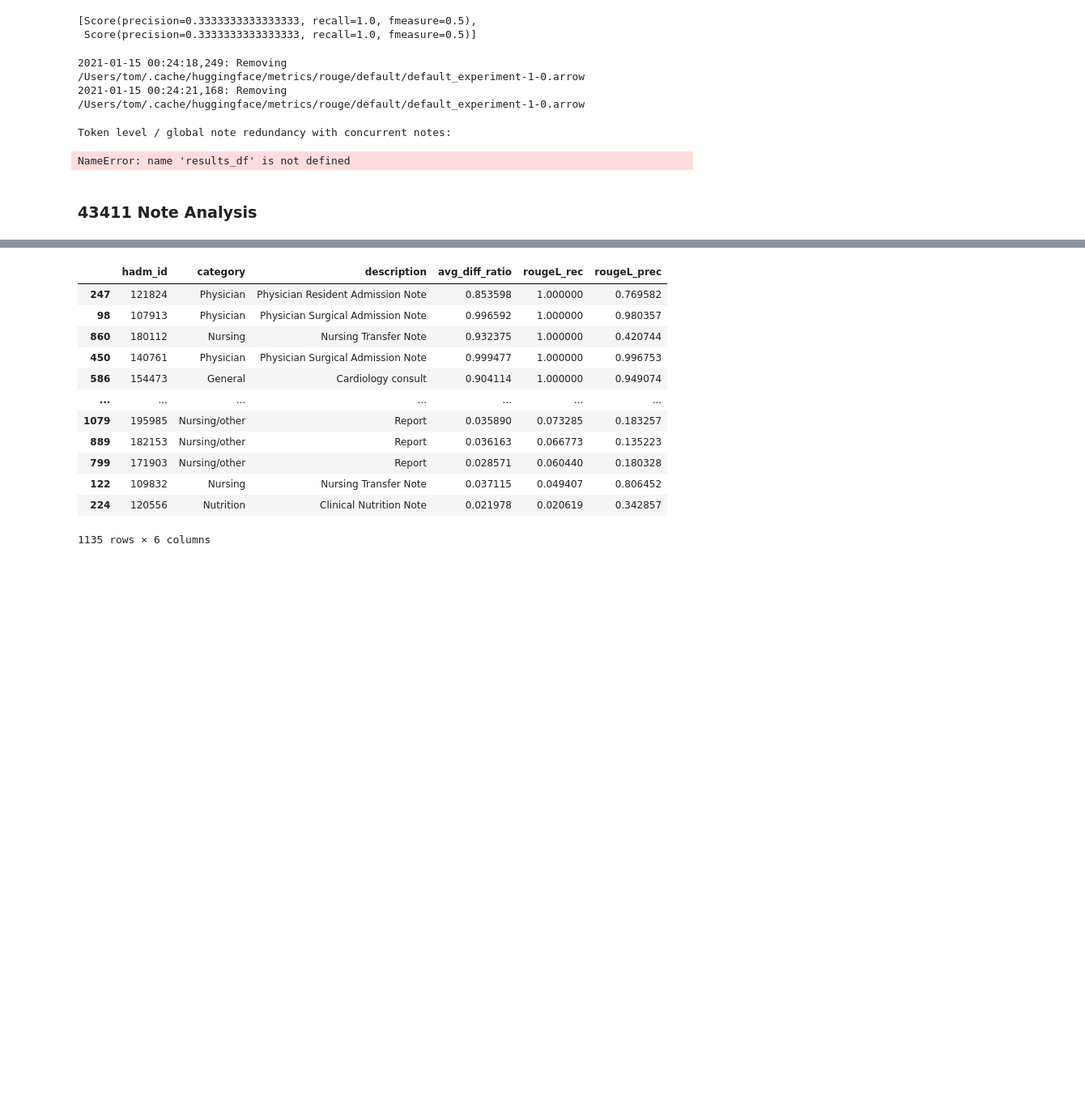
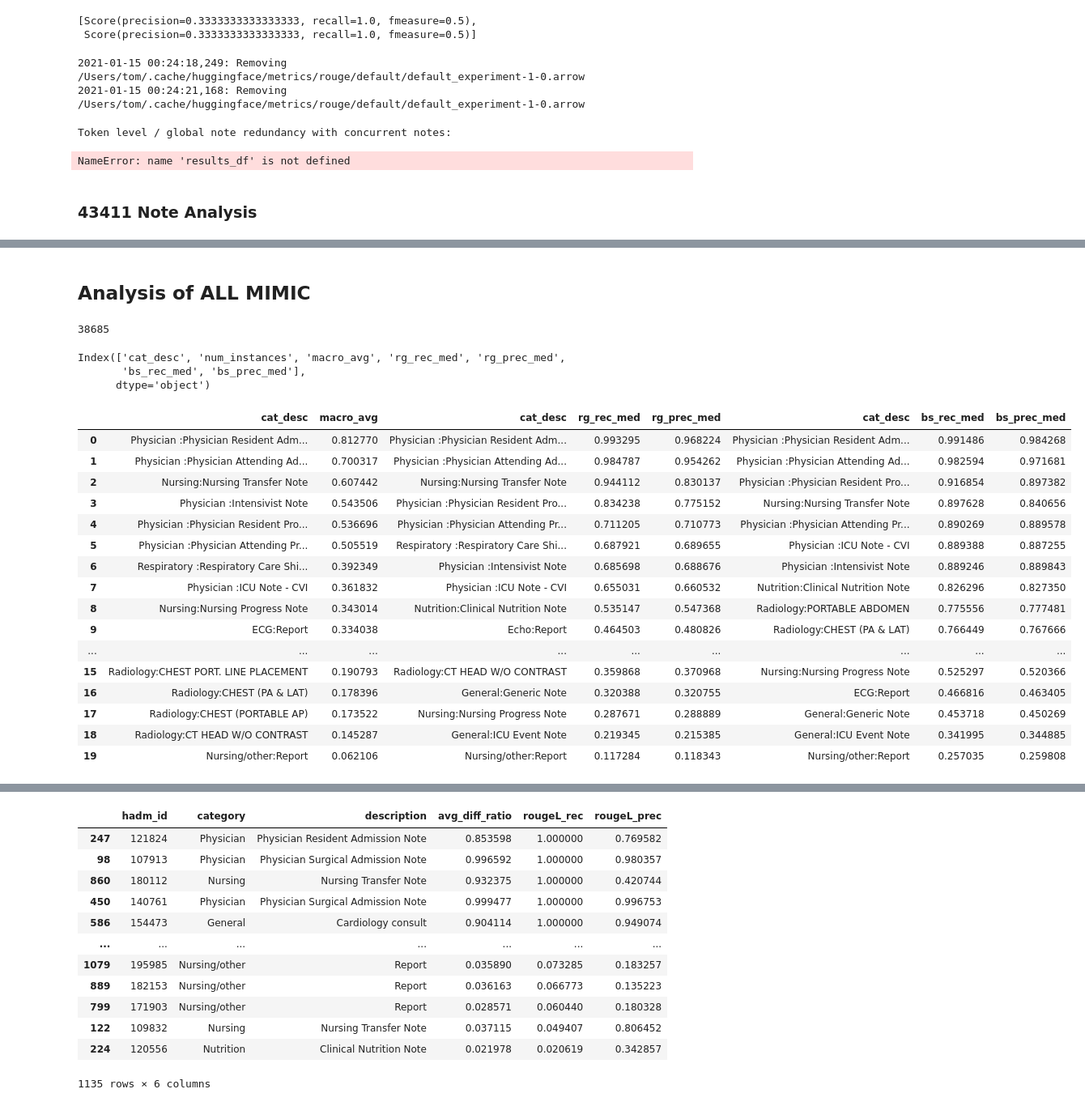
Before and after one commit to tomolopolis/clinical_sum, a Jupyter notebook: Redundnacy_Exploration.ipynb, the cells around one changed output, grey strips where cells are left out. Shown at 81% size. Saved outputs shown, nothing was run; the diff lists cells and outputs as text; code cells hidden in the pictures; blank space fills up the shorter version.

```diff
--- a/Redundnacy_Exploration.ipynb
+++ b/Redundnacy_Exploration.ipynb
@@ -168,0 +239,12 @@ stroke_notes = pd.read_csv('../data/43411_notes.csv')
+# %% [markdown]
+## Analysis of ALL MIMIC
+# %%
+all_mimic_res = pd.concat([pd.read_pickle(f) for f in glob('rouge-and-bert-score-res-dfs/*.pickle')])
+# %%
+len(all_mimic_res.hadm_id.unique())
+# %% [output]
+38685
+# %%
+all_mimic_avgs = compute_avgs(all_mimic_res)
+# %%
+avgs_condensed = all_mimic_avgs.loc[:, ['cat_desc', 'num_instances', 'macro_avg', 'rg_rec_med', 'rg_prec_med', 'bs_rec_med', 'bs_prec_med']]
@@ -168,0 +254,30 @@ stroke_notes = pd.read_csv('../data/43411_notes.csv')
+# %%
+avgs_condensed.columns
+# %% [output]
+Index(['cat_desc', 'num_instances', 'macro_avg', 'rg_rec_med', 'rg_prec_med',
+       'bs_rec_med', 'bs_prec_med'],
+      dtype='object')
+# %%
+mac_avg = avgs_condensed.loc[:, ['cat_desc', 'macro_avg']].sort_values('macro_avg', ascending=False).reset_index(drop=True)
+rg = avgs_condensed.loc[:, ['cat_desc', 'rg_rec_med', 'rg_prec_med']].sort_values('rg_rec_med', ascending=False).reset_index(drop=True)
+bs = avgs_condensed.loc[:, ['cat_desc', 'bs_rec_med', 'bs_prec_med']].sort_values('bs_rec_med', ascending=False).reset_index(drop=True)
+# %%
+pd.concat([mac_avg, rg, bs], axis=1)
+# %% [output]
+|  | cat_desc | macro_avg | cat_desc | rg_rec_med | rg_prec_med | cat_desc | bs_rec_med | bs_prec_med |
+| 0 | Physician :Physician Resident Adm... | 0.812770 | Physician :Physician Resident Adm... | 0.993295 | 0.968224 | Physician :Physician Resident Adm... | 0.991486 | 0.984268 |
+| 1 | Physician :Physician Attending Ad... | 0.700317 | Physician :Physician Attending Ad... | 0.984787 | 0.954262 | Physician :Physician Attending Ad... | 0.982594 | 0.971681 |
+| 2 | Nursing:Nursing Transfer Note | 0.607442 | Nursing:Nursing Transfer Note | 0.944112 | 0.830137 | Physician :Physician Resident Pro... | 0.916854 | 0.897382 |
+| 3 | Physician :Intensivist Note | 0.543506 | Physician :Physician Resident Pro... | 0.834238 | 0.775152 | Nursing:Nursing Transfer Note | 0.897628 | 0.840656 |
+| 4 | Physician :Physician Resident Pro... | 0.536696 | Physician :Physician Attending Pr... | 0.711205 | 0.710773 | Physician :Physician Attending Pr... | 0.890269 | 0.889578 |
+| 5 | Physician :Physician Attending Pr... | 0.505519 | Respiratory :Respiratory Care Shi... | 0.687921 | 0.689655 | Physician :ICU Note - CVI | 0.889388 | 0.887255 |
+| 6 | Respiratory :Respiratory Care Shi... | 0.392349 | Physician :Intensivist Note | 0.685698 | 0.688676 | Physician :Intensivist Note | 0.889246 | 0.889843 |
+| 7 | Physician :ICU Note - CVI | 0.361832 | Physician :ICU Note - CVI | 0.655031 | 0.660532 | Nutrition:Clinical Nutrition Note | 0.826296 | 0.827350 |
+| 8 | Nursing:Nursing Progress Note | 0.343014 | Nutrition:Clinical Nutrition Note | 0.535147 | 0.547368 | Radiology:PORTABLE ABDOMEN | 0.775556 | 0.777481 |
+| 9 | ECG:Report | 0.334038 | Echo:Report | 0.464503 | 0.480826 | Radiology:CHEST (PA & LAT) | 0.766449 | 0.767666 |
+| ... | ... | ... | ... | ... | ... | ... | ... | ... |
+| 15 | Radiology:CHEST PORT. LINE PLACEMENT | 0.190793 | Radiology:CT HEAD W/O CONTRAST | 0.359868 | 0.370968 | Nursing:Nursing Progress Note | 0.525297 | 0.520366 |
+| 16 | Radiology:CHEST (PA & LAT) | 0.178396 | General:Generic Note | 0.320388 | 0.320755 | ECG:Report | 0.466816 | 0.463405 |
+| 17 | Radiology:CHEST (PORTABLE AP) | 0.173522 | Nursing:Nursing Progress Note | 0.287671 | 0.288889 | General:Generic Note | 0.453718 | 0.450269 |
+| 18 | Radiology:CT HEAD W/O CONTRAST | 0.145287 | General:ICU Event Note | 0.219345 | 0.215385 | General:ICU Event Note | 0.341995 | 0.344885 |
+| 19 | Nursing/other:Report | 0.062106 | Nursing/other:Report | 0.117284 | 0.118343 | Nursing/other:Report | 0.257035 | 0.259808 |
```
Also changed, not shown: parts of 33 cells of this notebook, 2 other files.
